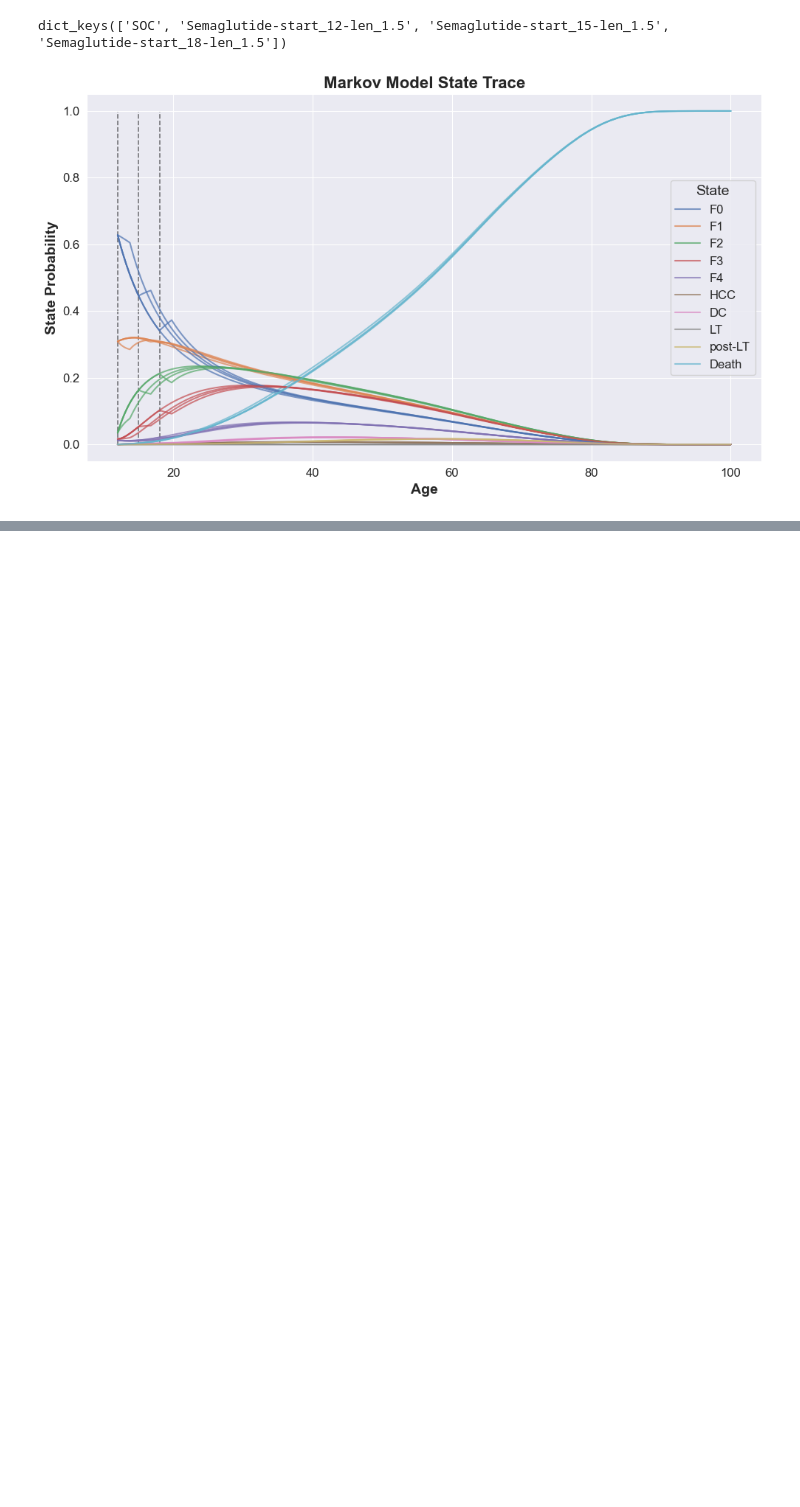
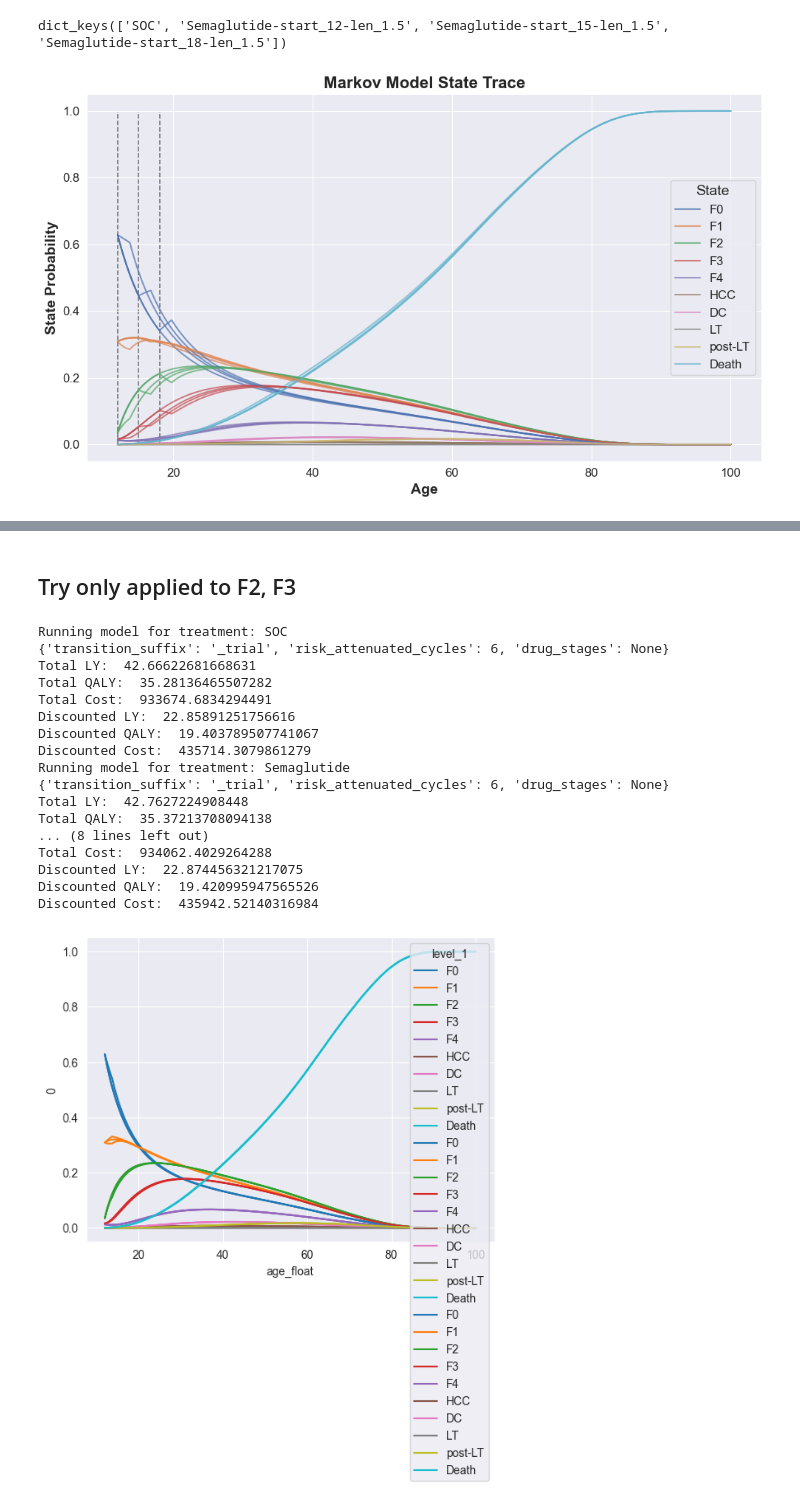
Before and after one commit to ConorMesser/glp1_cea, a Jupyter notebook: final_project.ipynb, the cells around one changed output, grey strips where cells are left out. Saved outputs shown, nothing was run; the diff lists cells and outputs as text; code cells hidden in the pictures; blank space fills up the shorter version.

Commit message:
Add in drug stages to cohort model to limit to F2, F3

```diff
--- a/final_project.ipynb
+++ b/final_project.ipynb
@@ -578,0 +587,32 @@ fig.savefig('markov_trace_start_age_comparison.same_tx_duration.len_1_5.png', dp
+# %% [markdown]
+## Try only applied to F2, F3
+# %%
+rr = [1, 1.56,1.56]  # relative risk of regression with treatment
+pr = [1, 1, 1] # relative risk of progression with treatment
+
+baseline_tm_suffix = "_trial"
+
+stages = [None, None, ['F2', 'F3']]
+results, traces = run_comparison('~/Documents/courses/HRP_392/final_baseline_transition_probs.csv',
+               initial_prevalence, ['SOC', 'Semaglutide', 'Semaglutide'], labels=['SOC', 'Sema', 'Sema_restrict'],
+                                 rr=rr, pr=pr,
+               transition_suffix=baseline_tm_suffix, risk_attenuated_cycles=6, drug_stages=stages)
+# %% [output]
+Running model for treatment: SOC
+{'transition_suffix': '_trial', 'risk_attenuated_cycles': 6, 'drug_stages': None}
+Total LY:  42.66622681668631
+Total QALY:  35.28136465507282
+Total Cost:  933674.6834294491
+Discounted LY:  22.85891251756616
+Discounted QALY:  19.403789507741067
+Discounted Cost:  435714.3079861279
+Running model for treatment: Semaglutide
+{'transition_suffix': '_trial', 'risk_attenuated_cycles': 6, 'drug_stages': None}
+Total LY:  42.7627224908448
+Total QALY:  35.37213708094138
+... (8 lines left out)
+Total Cost:  934062.4029264288
+Discounted LY:  22.874456321217075
+Discounted QALY:  19.420995947565526
+Discounted Cost:  435942.52140316984
+[figure, added]
```
Also changed, not shown: parts of 11 cells of this notebook, 2 other files.
